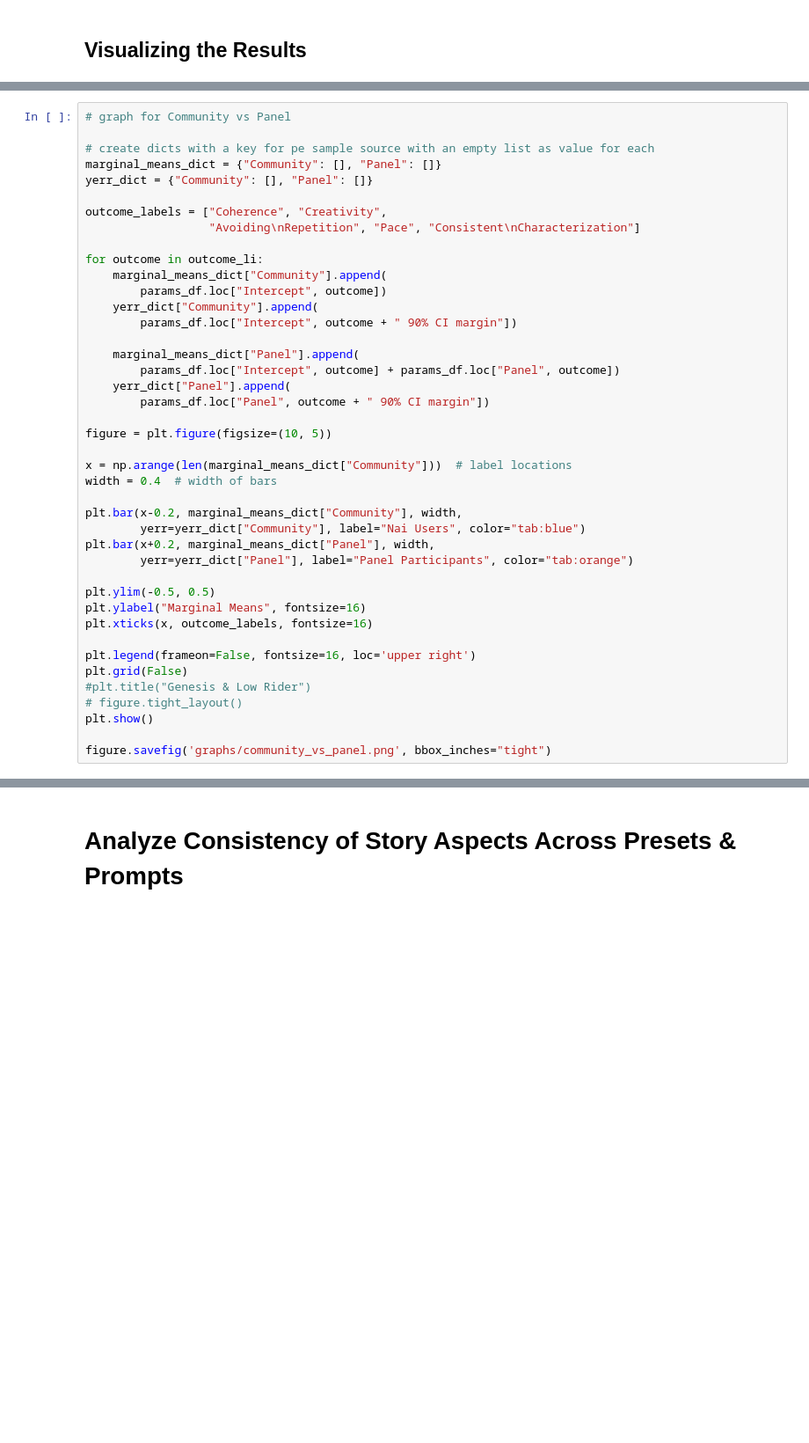
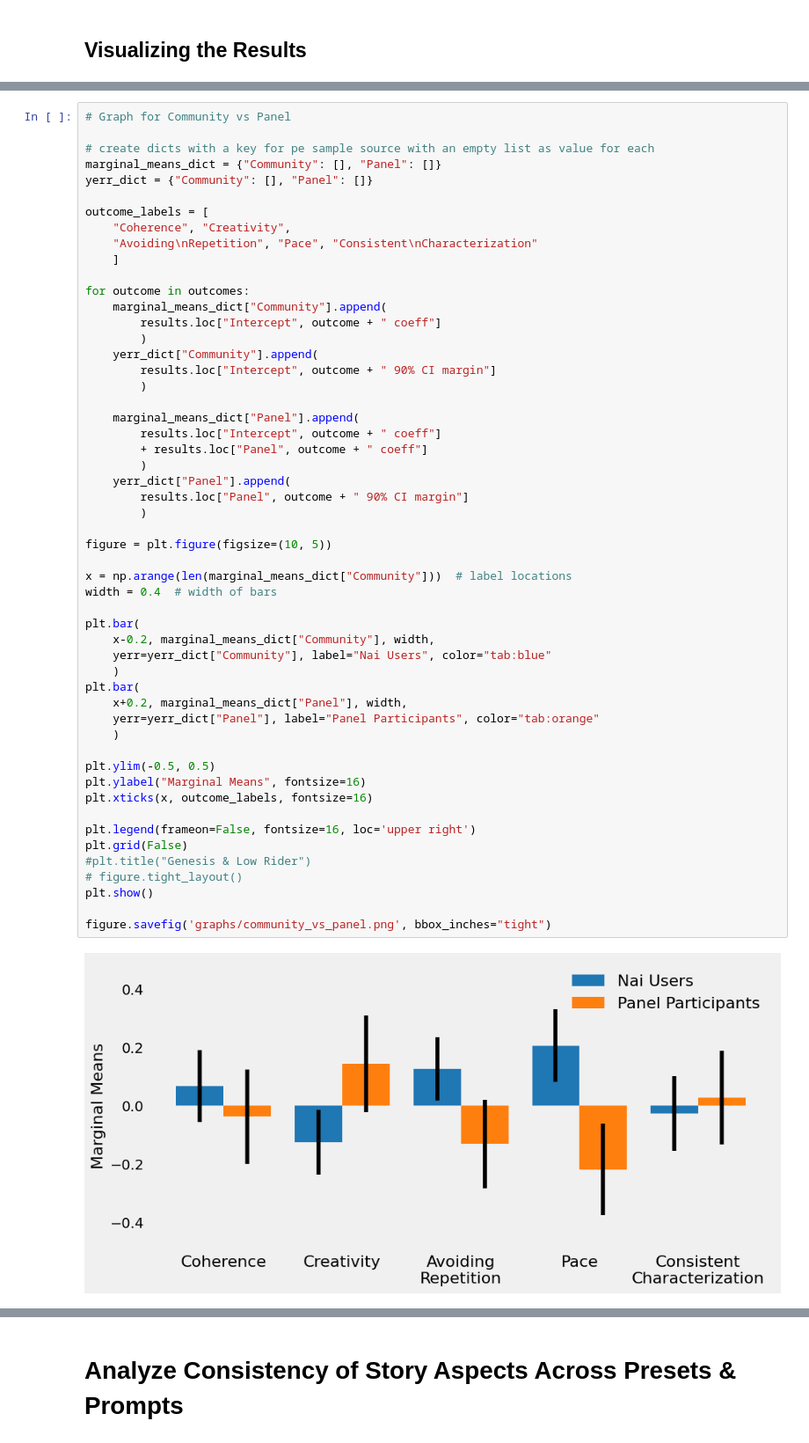
Before and after one commit to MWiechmann/ai_story_scale, a Jupyter notebook: study1_scale_construction/step_3_story_analyses.ipynb, the cells around one changed output, grey strips where cells are left out. Shown at 88% size. Cells and saved outputs as stored; diff of their text form; blank space fills up the shorter version.

```diff
--- a/study1_scale_construction/step_3_story_analyses.ipynb
+++ b/study1_scale_construction/step_3_story_analyses.ipynb
@@ -461,45 +541,58 @@ fig.savefig('graphs/gen_presets_preview.png', bbox_inches="tight")
 # %%
-# graph for Community vs Panel
+# Graph for Community vs Panel
 
 # create dicts with a key for pe sample source with an empty list as value for each
 marginal_means_dict = {"Community": [], "Panel": []}
 yerr_dict = {"Community": [], "Panel": []}
 
-outcome_labels = ["Coherence", "Creativity",
-                  "Avoiding\nRepetition", "Pace", "Consistent\nCharacterization"]
+outcome_labels = [
+    "Coherence", "Creativity",
+    "Avoiding\nRepetition", "Pace", "Consistent\nCharacterization"
+    ]
 
-for outcome in outcome_li:
+for outcome in outcomes:
     marginal_means_dict["Community"].append(
-        params_df.loc["Intercept", outcome])
+        results.loc["Intercept", outcome + " coeff"]
+        )
     yerr_dict["Community"].append(
-        params_df.loc["Intercept", outcome + " 90% CI margin"])
+        results.loc["Intercept", outcome + " 90% CI margin"]
+        )
 
     marginal_means_dict["Panel"].append(
-        params_df.loc["Intercept", outcome] + params_df.loc["Panel", outcome])
+        results.loc["Intercept", outcome + " coeff"]
+        + results.loc["Panel", outcome + " coeff"]
+        )
     yerr_dict["Panel"].append(
-        params_df.loc["Panel", outcome + " 90% CI margin"])
+        results.loc["Panel", outcome + " 90% CI margin"]
+        )
 
 figure = plt.figure(figsize=(10, 5))
 
 x = np.arange(len(marginal_means_dict["Community"]))  # label locations
 width = 0.4  # width of bars
 
-plt.bar(x-0.2, marginal_means_dict["Community"], width,
-        yerr=yerr_dict["Community"], label="Nai Users", color="tab:blue")
-plt.bar(x+0.2, marginal_means_dict["Panel"], width,
-        yerr=yerr_dict["Panel"], label="Panel Participants", color="tab:orange")
+plt.bar(
+    x-0.2, marginal_means_dict["Community"], width,
+    yerr=yerr_dict["Community"], label="Nai Users", color="tab:blue"
+    )
+plt.bar(
+    x+0.2, marginal_means_dict["Panel"], width,
+    yerr=yerr_dict["Panel"], label="Panel Participants", color="tab:orange"
+    )
 
 plt.ylim(-0.5, 0.5)
 plt.ylabel("Marginal Means", fontsize=16)
 plt.xticks(x, outcome_labels, fontsize=16)
 
 plt.legend(frameon=False, fontsize=16, loc='upper right')
 plt.grid(False)
 #plt.title("Genesis & Low Rider")
 # figure.tight_layout()
 plt.show()
 
 figure.savefig('graphs/community_vs_panel.png', bbox_inches="tight")
+# %% [output]
+[figure, added]
 # %%
 # Create graph for prompts
 
```
Also changed, not shown: parts of 26 cells of this notebook, 3 other files.
